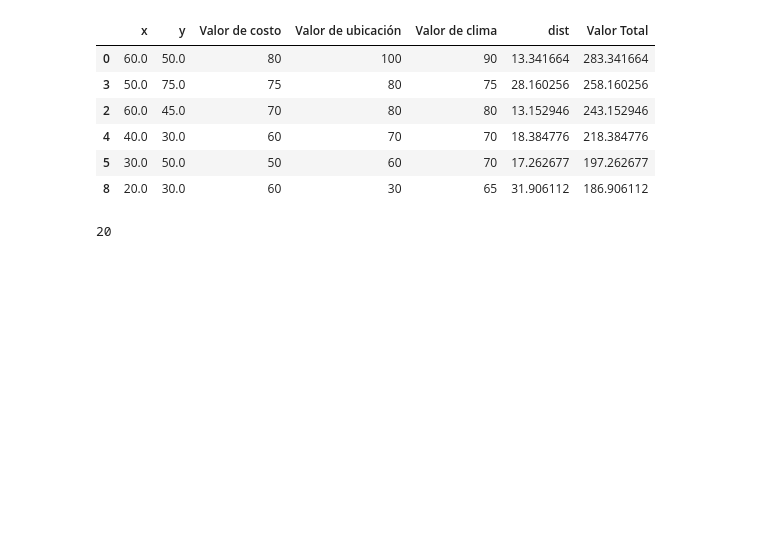
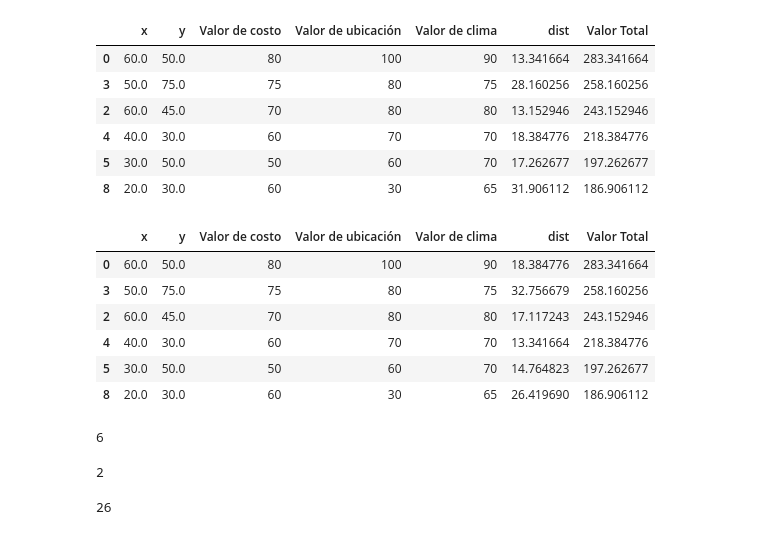
Before and after one commit to JosePabloGFnl/CEMEX-Hacks-2022, a Jupyter notebook: Logistica.ipynb, the cells around one changed output. Drawn from its saved outputs; the diff is of its cells as text; code cells hidden in the pictures; blank space fills up the shorter version.

```diff
--- a/Logistica.ipynb
+++ b/Logistica.ipynb
@@ -126,3 +126,38 @@ coord
 | 4 | 40.0 | 30.0 | 60 | 70 | 70 | 18.384776 | 218.384776 |
 | 5 | 30.0 | 50.0 | 50 | 60 | 70 | 17.262677 | 197.262677 |
 | 8 | 20.0 | 30.0 | 60 | 30 | 65 | 31.906112 | 186.906112 |
+# %%
+initx = round(coord["x"].mean())
+inity = round(coord["y"].mean())
+
+distancia=[]
+distancia1=[]
+distancia2=[]
+distancia3=[]
+s=[]
+
+for i in coord["x"]:
+    dist=(initx - i) ** 2
+    distancia.append(dist)
+
+for p in coord["y"]:
+    dist1=(initx - p) ** 2
+    distancia1.append(dist1)
+
+distancia3=sumaListas(distancia,distancia1)
+
+for u in distancia3:
+    dist_sqrt= math.sqrt(u)
+    distancia2.append(dist_sqrt)
+
+coord["dist"]=distancia2
+
+coord
+# %% [output]
+|  | x | y | Valor de costo | Valor de ubicación | Valor de clima | dist | Valor Total |
+| 0 | 60.0 | 50.0 | 80 | 100 | 90 | 18.384776 | 283.341664 |
+| 3 | 50.0 | 75.0 | 75 | 80 | 75 | 32.756679 | 258.160256 |
+| 2 | 60.0 | 45.0 | 70 | 80 | 80 | 17.117243 | 243.152946 |
+| 4 | 40.0 | 30.0 | 60 | 70 | 70 | 13.341664 | 218.384776 |
+| 5 | 30.0 | 50.0 | 50 | 60 | 70 | 14.764823 | 197.262677 |
+| 8 | 20.0 | 30.0 | 60 | 30 | 65 | 26.419690 | 186.906112 |
@@ -129,9 +172,18 @@ coord
+# %%
+number_of_rows
+# %% [output]
+6
+# %%
+percen
+# %% [output]
+2
 # %%
-#Promedio de la distancia final
+coord = coord.iloc[0:percen]
+
 final = round(coord["dist"].mean())
 final
 # %% [output]
-20
+26
 # %%
 print("El mejor punto para ubicación de un centro de distribución es de " + str(final) + " puntos de unidad de distancia con las coordenadas X: " + str(initx) +" Y: " + str(inity))
 # %% [output]
```
Also changed, not shown: parts of 3 cells of this notebook.
